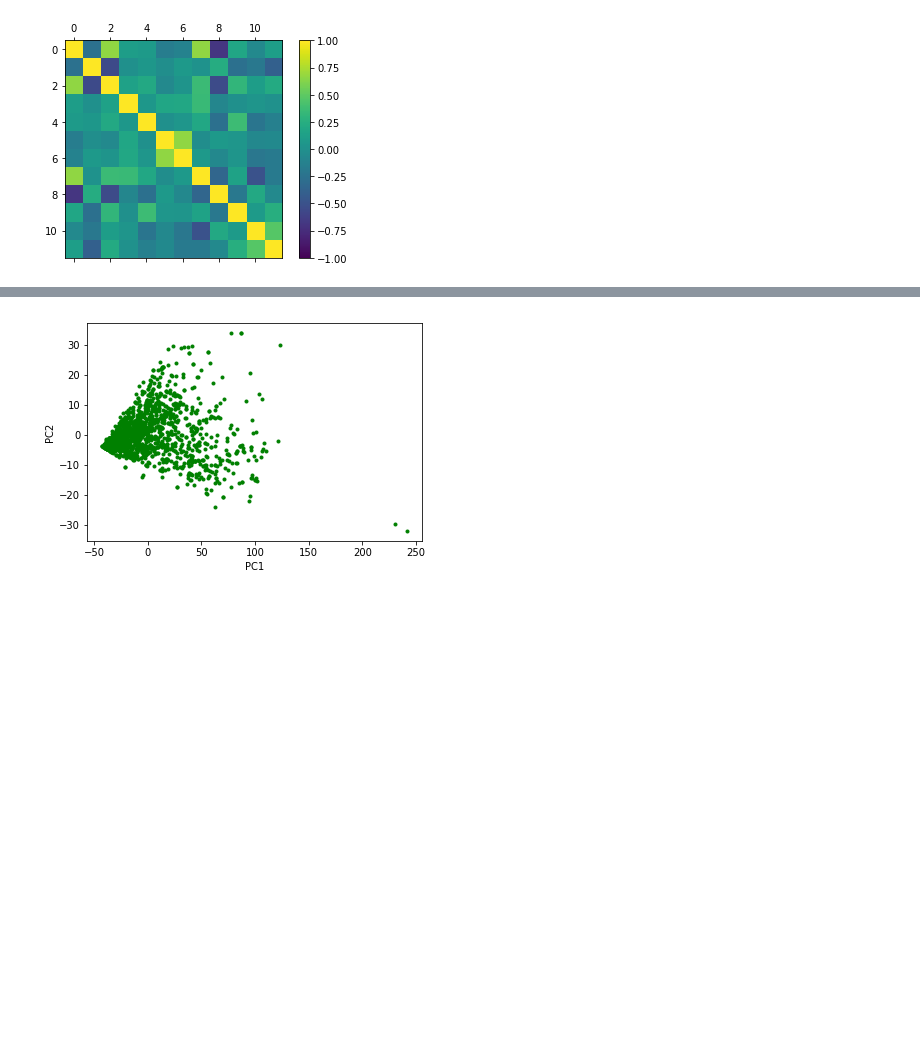
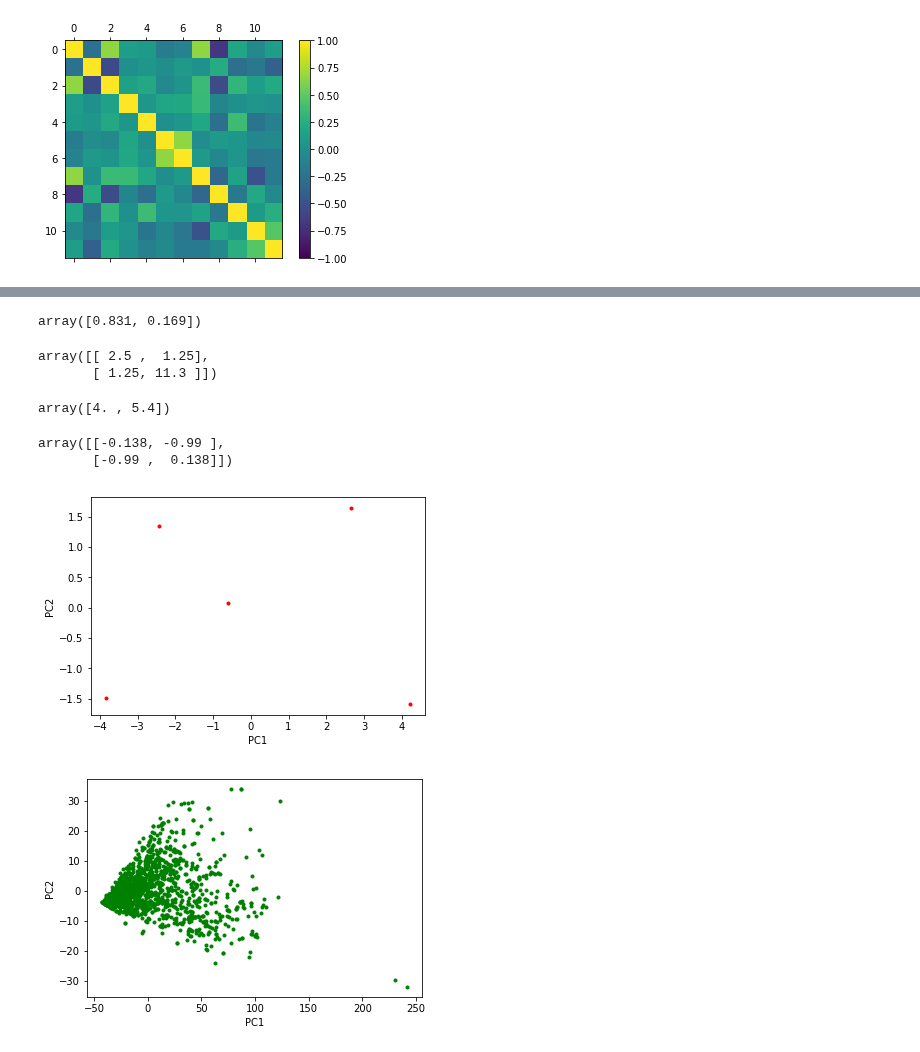
Before and after one commit to furukawa-laboratory/workout_report_2019, a Jupyter notebook: trainee/yamauchi/Introduction_of_Preprocessing_01.ipynb, the cells around one changed output, grey strips where cells are left out. Drawn from its saved outputs; the diff is of its cells as text; code cells hidden in the pictures; blank space fills up the shorter version.

```diff
--- a/trainee/yamauchi/Introduction_of_Preprocessing_01.ipynb
+++ b/trainee/yamauchi/Introduction_of_Preprocessing_01.ipynb
@@ -283 +239,35 @@ array([[<matplotlib.axes._subplots.AxesSubplot object at 0x...>,
+# %%
+from sklearn.decomposition import PCA
+DataX1 = numpy.array([[2,3],
+                      [4,6],
+                      [5,1],
+                      [3,8],
+                      [6,9]])
+pca1 = PCA(n_components=2)
+pca1.fit(DataX1)
+point1 = pca.transform(DataX1)
+pca1.explained_variance_ratio_
+# %% [output]
+array([0.831, 0.169])
+# %%
+pca1.get_covariance()
+# %% [output]
+array([[ 2.5 ,  1.25],
+       [ 1.25, 11.3 ]])
+# %%
+pca1.mean_
+# %% [output]
+array([4. , 5.4])
+# %%
+pca1.components_
+# %% [output]
+array([[-0.138, -0.99 ],
+       [-0.99 ,  0.138]])
+# %%
+plt.scatter(*point1.T, marker=".", color='red')
+plt.xlabel("PC1")
+plt.ylabel("PC2")
+plt.show()
+# %% [output]
+[figure, added]
 # %%
```
Also changed, not shown: parts of 50 cells of this notebook.
